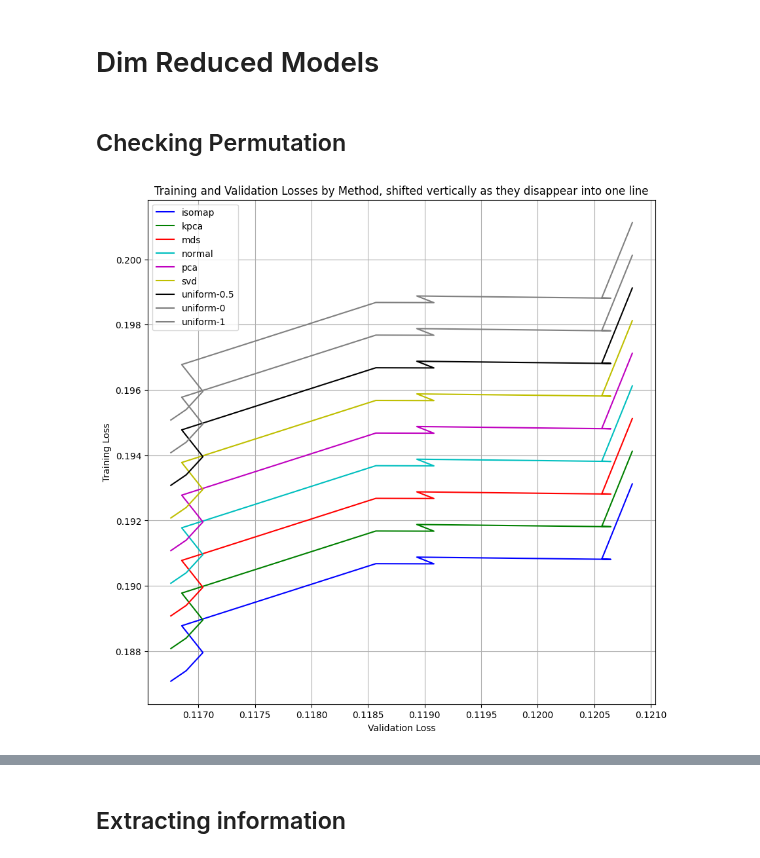
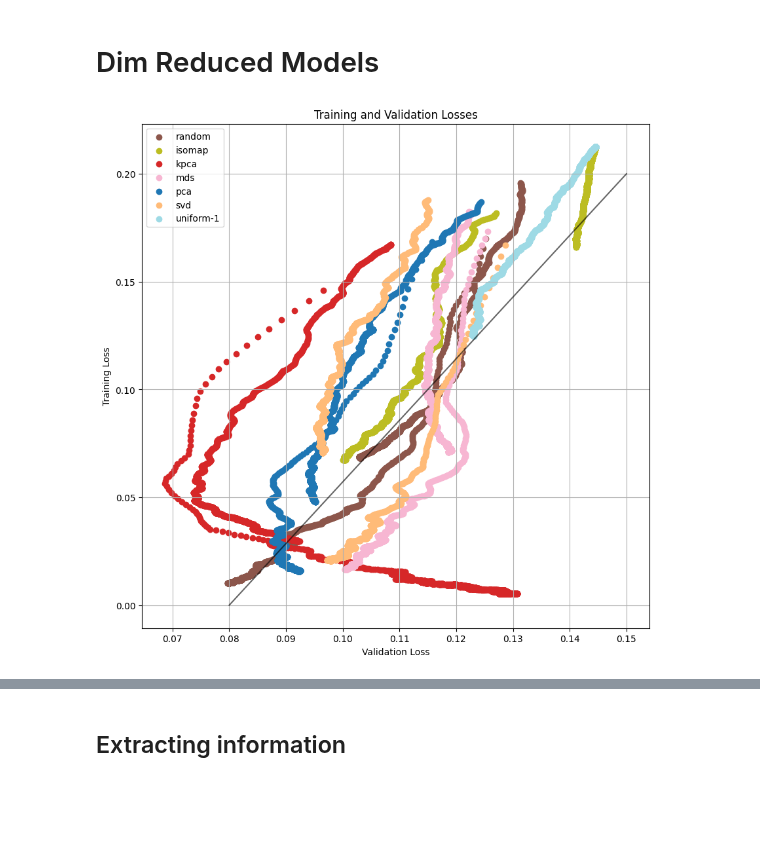
Before and after one commit to henry-dev-atkins/QNLP_MasterWork, a Jupyter notebook: IanMeeting.ipynb, the cells around one changed output, grey strips where cells are left out. Cells and saved outputs as stored; diff of their text form; code cells hidden in the pictures; blank space fills up the shorter version.

Commit message:
More models

```diff
--- a/IanMeeting.ipynb
+++ b/IanMeeting.ipynb
@@ -1360,51 +1360,53 @@ def retrieve_all_models_info(models_directory):
 
 models_directory = "C:/Users/henry/Desktop/MastersProject/QNLP_MasterWork/red_dim_models"  # Change this to the actual directory path
 all_red_models_info = retrieve_all_models_info(models_directory)
-# %% [markdown]
-## Checking Permutation
 # %%
 import numpy as np
 import matplotlib.pyplot as plt
 
-# Filter the models where optimizer_hyperparams_str[0] == '0.01' or '1.0'
-filtered_models = [model_info for model_info in all_red_models_info]# if model_info['optimizer_hyperparams_str'][0] in ['0.01', '1.0']]
+# List of models (replace with your data)
+all_models_info = all_red_models_info
 
 def moving_average(x, w):
     return np.convolve(x, np.ones(w), 'valid') / w
 
-# Create a list of unique colors
-unique_colors = ['b', 'g', 'r', 'c', 'm', 'y', 'k']
+# Get unique values of model_type
+unique_model_types = list(set(model_info['model_type'] for model_info in all_models_info))
+
+# Create a list of colors for each unique model_type
+colors = plt.cm.get_cmap('tab20', len(unique_model_types))
 
 average_window = 10
 fig = plt.figure(figsize=(10, 10))
 added_labels = []
 
-# Plot training and validation loss paths for each model in the filtered_models list
-for i, model_info in enumerate(filtered_models):
+# Plot training and validation losses for each model in the all_models_info list
+for i, model_info in enumerate(all_models_info):
     num_epochs = model_info['num_epochs']
     training_losses = model_info['training_losses']
     validation_losses = model_info['validation_losses']
 
-    # Add a slight vertical bias of 0.01 to each point
-    training_losses = [loss + 0.001 * i for loss in training_losses]
+    epochs = np.arange(1, num_epochs + 1 - (average_window - 1))
 
     model_type = model_info['model_type']
-    if i < len(unique_colors):
-        color = unique_colors[i]
-    else:
-        color = 'gray'
+    color_index = unique_model_types.index(model_type)
+    color = colors(color_index)
 
-    iterations_label = model_type if model_type not in added_labels else None
+    iterations_label = model_info['model_type'] if model_info['model_type'] not in added_labels else None
+    plt.scatter(
+        moving_average(validation_losses, average_window),
+        moving_average(training_losses, average_window),
+        c=[color],
+        label=iterations_label
+    )
+    added_labels.append(model_info['model_type'])
 
-    # Plot the line path
-    plt.plot(validation_losses, training_losses, color=color, label=iterations_label)
-    added_labels.append(model_type)
-
+plt.plot([0.08, 0.15], [0, 0.2], color='k', alpha=0.6)
 plt.legend()
 plt.xlabel('Validation Loss')
 plt.ylabel('Training Loss')
-plt.title('Training and Validation Losses by Method, shifted vertically as they disappear into one line')
+plt.title('Training and Validation Losses')
 plt.grid(True)
 plt.show()
 # %% [output]
-[figure, old version]
+[figure, new version]
```
Also changed, not shown: parts of 1 cell of this notebook, 17 other files.
